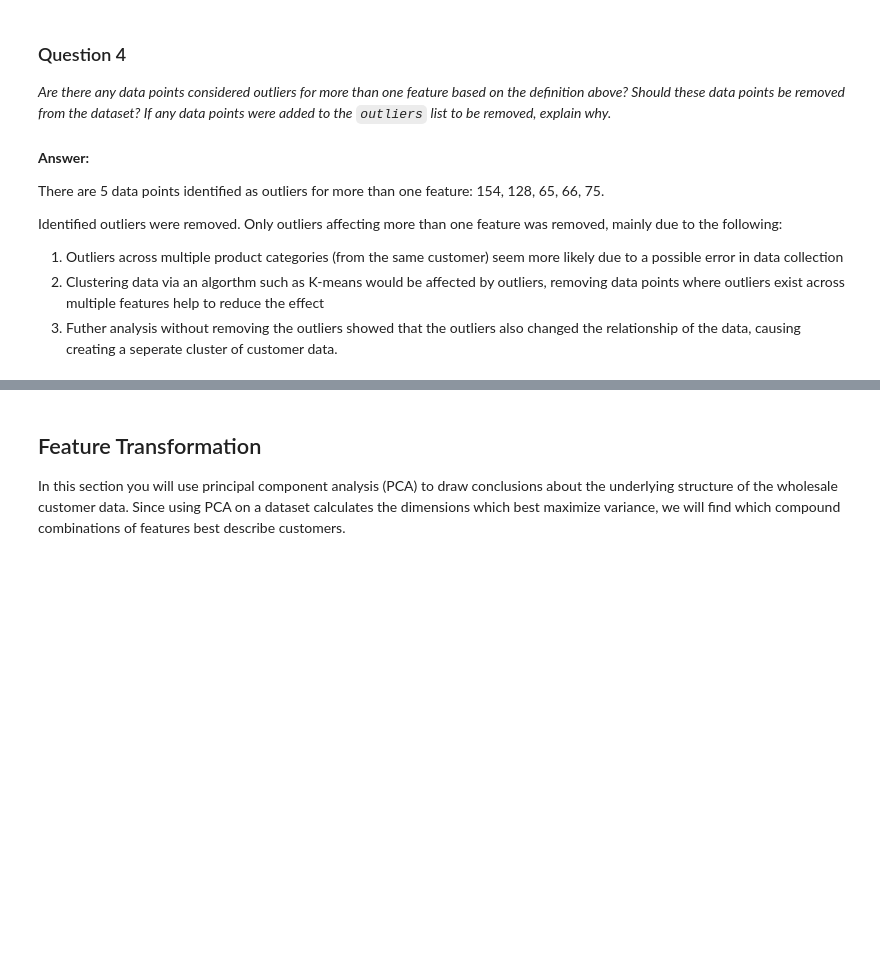
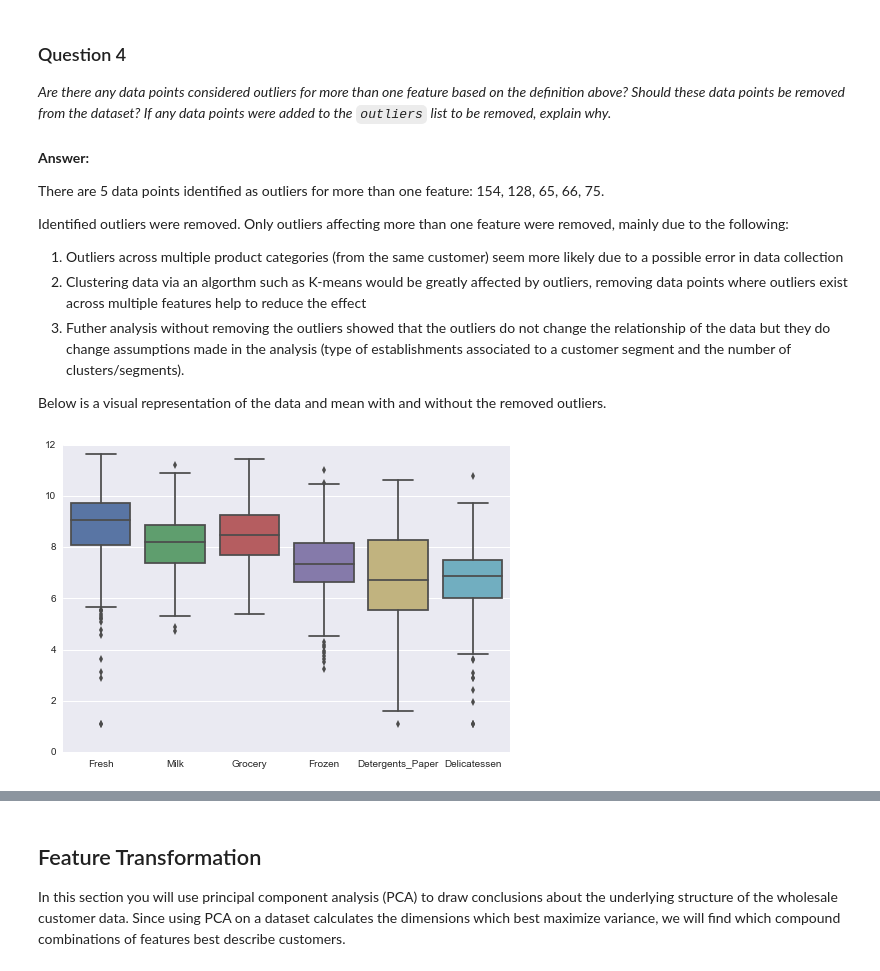
Before and after one commit to jasonicarter/MLND_creating_customer_segments, a Jupyter notebook: customer_segments.ipynb, the cells around one changed output, grey strips where cells are left out. Saved outputs shown, nothing was run; the diff lists cells and outputs as text; code cells hidden in the pictures; blank space fills up the shorter version.

```diff
--- a/customer_segments.ipynb
+++ b/customer_segments.ipynb
@@ -298,7 +299,14 @@ Indices for data point outliers: [(154, 3), (128, 2), (65, 2), (66, 2), (75, 2)]
 
 There are 5 data points identified as outliers for more than one feature: 154, 128, 65, 66, 75.
 
-Identified outliers were removed. Only outliers affecting more than one feature was removed, mainly due to the following:
+Identified outliers were removed. Only outliers affecting more than one feature were removed, mainly due to the following:
 1. Outliers across multiple product categories (from the same customer) seem more likely due to a possible error in data collection
-2. Clustering data via an algorthm such as K-means would be affected by outliers, removing data points where outliers exist across multiple features help to reduce the effect
-3. Futher analysis without removing the outliers showed that the outliers also changed the relationship of the data, causing creating a seperate cluster of customer data.
+2. Clustering data via an algorthm such as K-means would be greatly affected by outliers, removing data points where outliers exist across multiple features help to reduce the effect
+3. Futher analysis without removing the outliers showed that the outliers do not change the relationship of the data but they do change assumptions made in the analysis (type of establishments associated to a customer segment and the number of clusters/segments).
+
+Below is a visual representation of the data and mean with and without the removed outliers.
+# %%
+# Data with outliers removed
+_ = sns.boxplot(data=good_data)
+# %% [output]
+[figure, added]
```
Also changed, not shown: parts of 9 cells of this notebook.
